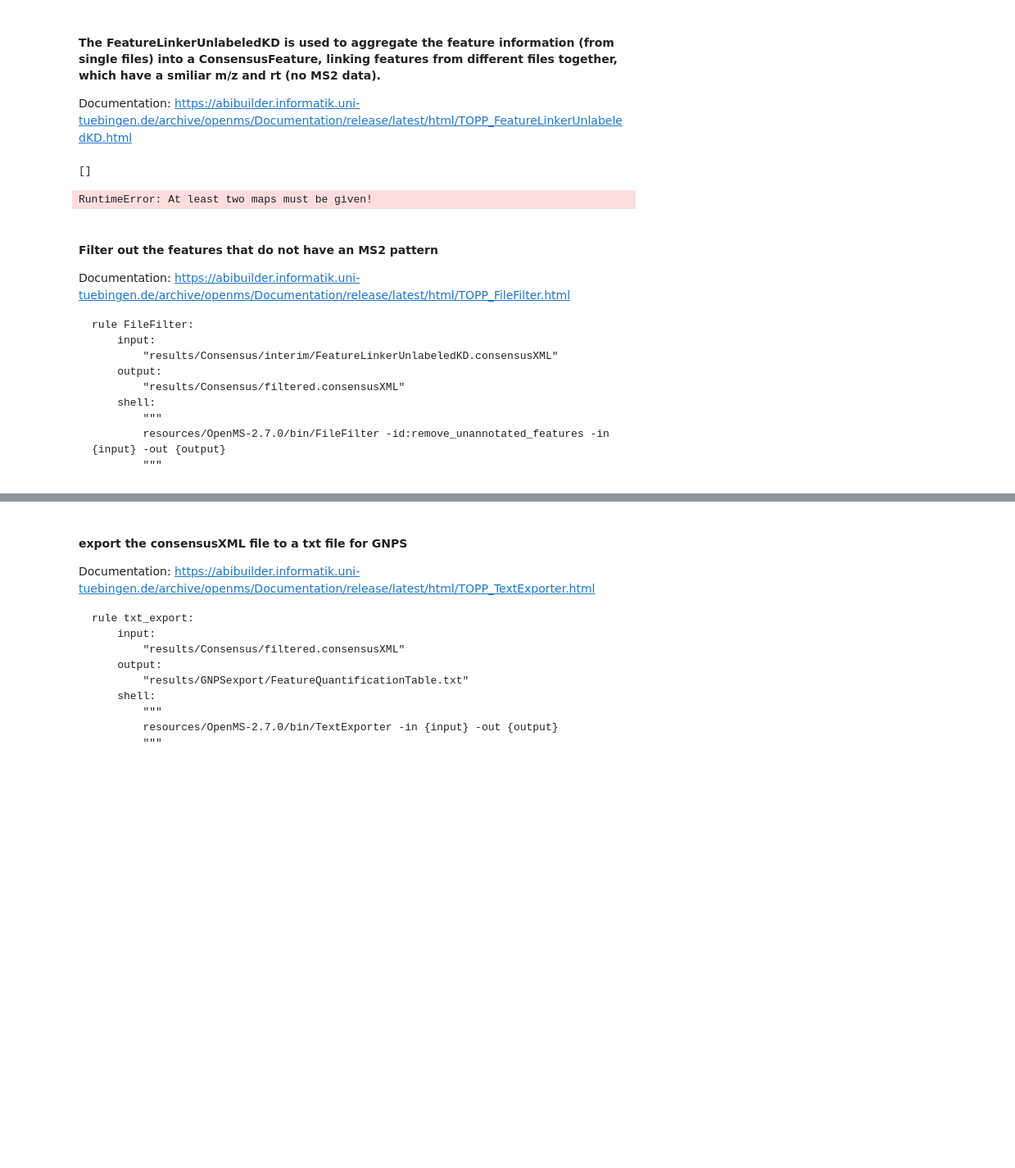
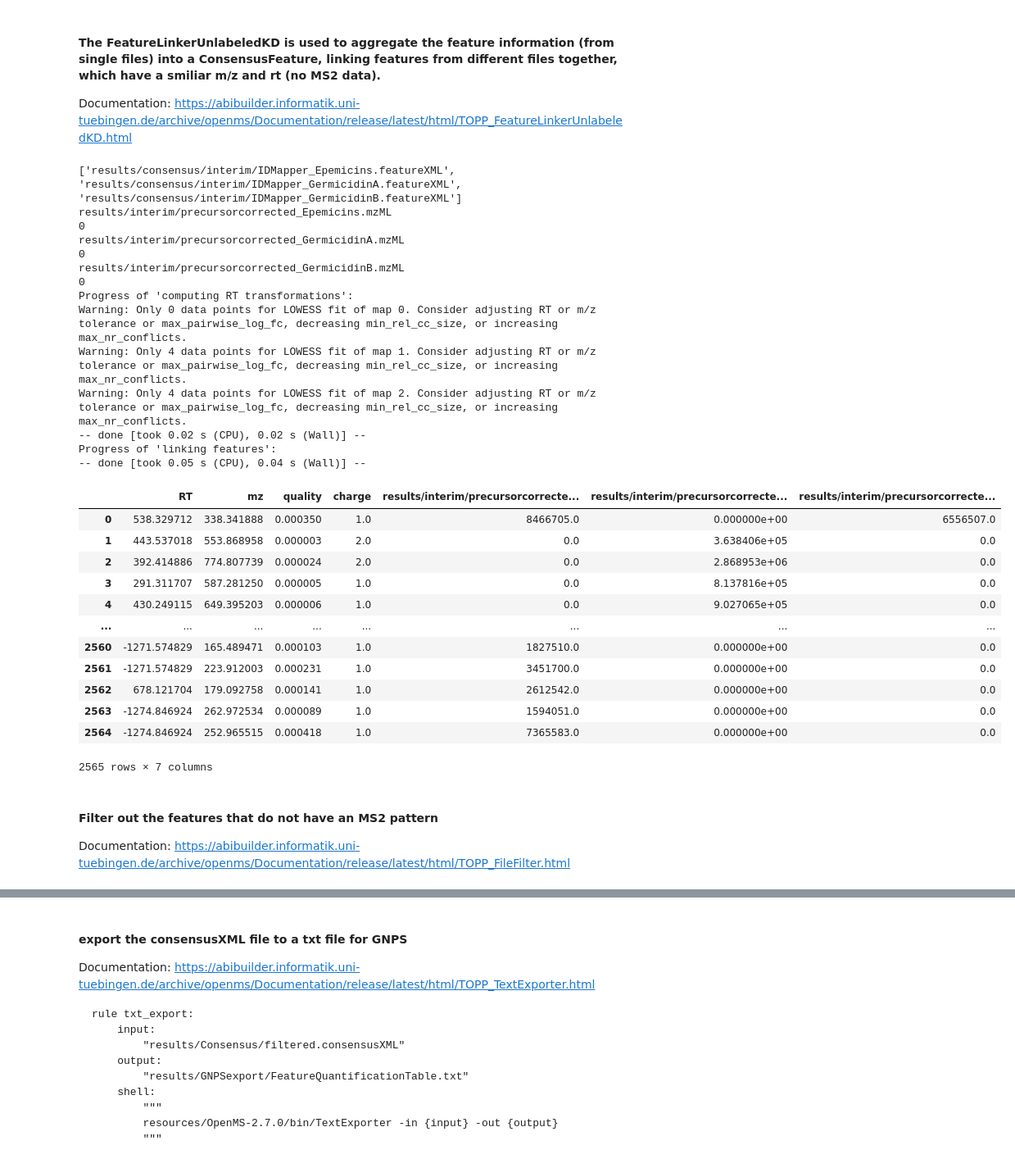
Before and after one commit to eeko-kon/pyOpenMS_UmetaFlow, a Jupyter notebook: OpenMS_workflow.ipynb, the cells around one changed output, grey strips where cells are left out. Shown at 82% size. Cells and saved outputs as stored; diff of their text form; code cells hidden in the pictures; blank space fills up the shorter version.

Commit message:
FileFilter_to_pyopenms

```diff
--- a/OpenMS_workflow.ipynb
+++ b/OpenMS_workflow.ipynb
@@ -841,7 +855,7 @@ class ConsensusMapDF(ConsensusMap):
 
         cnt = self.size()
 
-        mddtypes = [('id', np.dtype('uint64')), ('sequence', 'U200'), ('charge', 'i4'), ('RT', 'f'), ('mz', 'f'),
+        mddtypes = [('id', np.dtype('uint64')), ('sequence', 'U200'), ('charge', 'f'), ('RT', 'f'), ('mz', 'f'),
                     ('quality', 'f')]
         mdarr = np.fromiter(iter=gen(self, extractMetaData), dtype=mddtypes, count=cnt)
         return pd.DataFrame(mdarr).set_index('id')
@@ -865,47 +879,63 @@ for i, feature_map in enumerate(feature_maps):
     file_description = file_descriptions.get(i, ColumnHeader())
     file_description.filename = feature_map.getMetaValue('spectra_data')[0].decode()
     print(file_description.filename)
 
     file_description.size = feature_map.size()
     # file_description.unique_id = feature_map.getUniqueId() doesn't work on windows
     print(file_description.unique_id)
     file_descriptions[i] = file_description
 
 feature_grouper.group(feature_maps, consensus_map)
 consensus_map.setColumnHeaders(file_descriptions)
 
 
 Consensus_file= os.path.join("results", "", "consensus", "","interim", "", 'consensus' + ".consensusXML")
 ConsensusXMLFile().store(Consensus_file, consensus_map)
 
 
 # get intensities as a DataFrame
 intensities = consensus_map.get_intensity_df()
 
 # get meta data as DataFrame
-meta_data = consensus_map.get_metadata_df()[['RT', 'mz', 'quality']]
+meta_data = consensus_map.get_metadata_df()[['RT', 'mz', 'quality', "charge"]]
 
 # you can concatenate these two for a "result" DataFrame
 result = pd.concat([meta_data, intensities], axis=1)
 
 # if you don't need labeled index, remove it (and/or save with index = False)
 result.reset_index(drop=True, inplace=True)
 
 # store as tsv file
-result.to_csv('results/consensus/Consensus.tsv', sep = '\t', index = False)
+result.to_csv('results/interim/consensus/Consensus.tsv', sep = '\t', index = False)
+result
 # %% [output]
-[]
+['results/consensus/interim/IDMapper_Epemicins.featureXML', 'results/consensus/interim/IDMapper_GermicidinA.featureXML', 'results/consensus/interim/IDMapper_GermicidinB.featureXML']
+results/interim/precursorcorrected_Epemicins.mzML
+0
+results/interim/precursorcorrected_GermicidinA.mzML
+0
+results/interim/precursorcorrected_GermicidinB.mzML
+0
+Progress of 'computing RT transformations':
+Warning: Only 0 data points for LOWESS fit of map 0. Consider adjusting RT or m/z tolerance or max_pairwise_log_fc, decreasing min_rel_cc_size, or increasing max_nr_conflicts.
+Warning: Only 4 data points for LOWESS fit of map 1. Consider adjusting RT or m/z tolerance or max_pairwise_log_fc, decreasing min_rel_cc_size, or increasing max_nr_conflicts.
+Warning: Only 4 data points for LOWESS fit of map 2. Consider adjusting RT or m/z tolerance or max_pairwise_log_fc, decreasing min_rel_cc_size, or increasing max_nr_conflicts.
+-- done [took 0.02 s (CPU), 0.02 s (Wall)] --
+Progress of 'linking features':
+-- done [took 0.05 s (CPU), 0.04 s (Wall)] --
+|  | RT | mz | quality | charge | results/interim/precursorcorrecte... | results/interim/precursorcorrecte... | results/interim/precursorcorrecte... |
+| 0 | 538.329712 | 338.341888 | 0.000350 | 1.0 | 8466705.0 | 0.000000e+00 | 6556507.0 |
+| 1 | 443.537018 | 553.868958 | 0.000003 | 2.0 | 0.0 | 3.638406e+05 | 0.0 |
+| 2 | 392.414886 | 774.807739 | 0.000024 | 2.0 | 0.0 | 2.868953e+06 | 0.0 |
+| 3 | 291.311707 | 587.281250 | 0.000005 | 1.0 | 0.0 | 8.137816e+05 | 0.0 |
+| 4 | 430.249115 | 649.395203 | 0.000006 | 1.0 | 0.0 | 9.027065e+05 | 0.0 |
+| ... | ... | ... | ... | ... | ... | ... | ... |
+| 2560 | -1271.574829 | 165.489471 | 0.000103 | 1.0 | 1827510.0 | 0.000000e+00 | 0.0 |
+| 2561 | -1271.574829 | 223.912003 | 0.000231 | 1.0 | 3451700.0 | 0.000000e+00 | 0.0 |
+| 2562 | 678.121704 | 179.092758 | 0.000141 | 1.0 | 2612542.0 | 0.000000e+00 | 0.0 |
+| 2563 | -1274.846924 | 262.972534 | 0.000089 | 1.0 | 1594051.0 | 0.000000e+00 | 0.0 |
+| 2564 | -1274.846924 | 252.965515 | 0.000418 | 1.0 | 7365583.0 | 0.000000e+00 | 0.0 |
-RuntimeError: At least two maps must be given!
+2565 rows × 7 columns
 # %% [markdown]
 #### Filter out the features that do not have an MS2 pattern
 Documentation: https://abibuilder.informatik.uni-tuebingen.de/archive/openms/Documentation/release/latest/html/TOPP_FileFilter.html
-
-    rule FileFilter:
-        input:
-            "results/Consensus/interim/FeatureLinkerUnlabeledKD.consensusXML"
-        output:
-            "results/Consensus/filtered.consensusXML"
-        shell:
-            """
-            resources/OpenMS-2.7.0/bin/FileFilter -id:remove_unannotated_features -in {input} -out {output}
-            """
```
Also changed, not shown: parts of 8 cells of this notebook, 2 other files.
